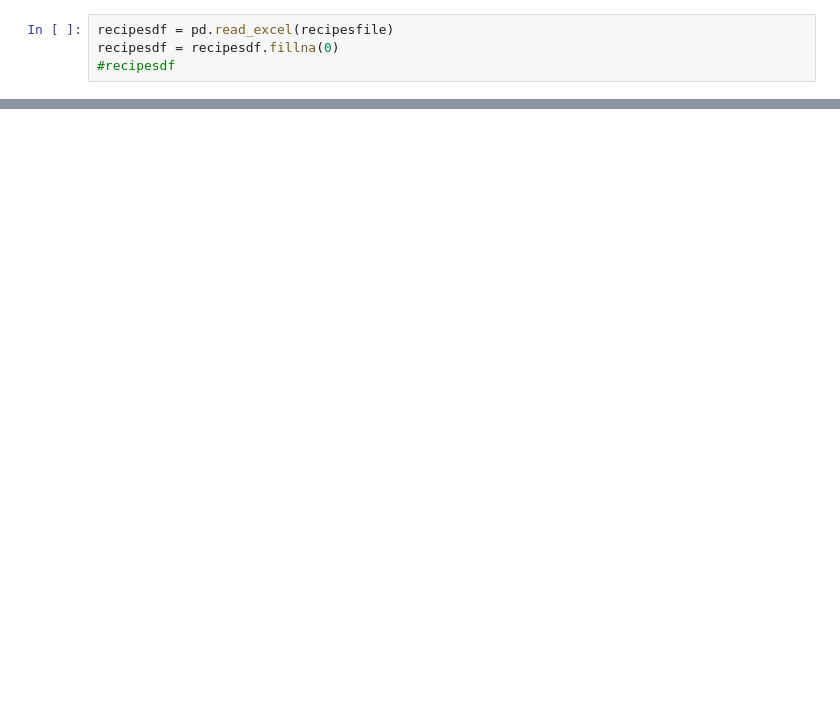
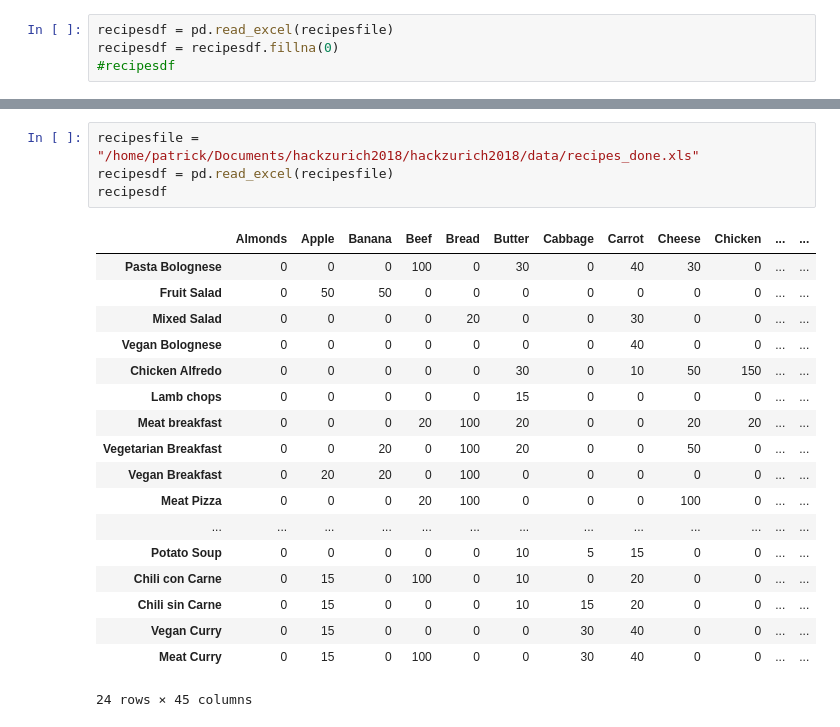
Before and after one commit to madsendennis/hackzurich2018, a Jupyter notebook: scripting/Untitled.ipynb, the cells around one changed output, grey strips where cells are left out. Drawn from its saved outputs; the diff is of its cells as text; blank space fills up the shorter version.

Commit message:
added server-side-script and remade data and finished data-parsing script

```diff
--- a/scripting/Untitled.ipynb
+++ b/scripting/Untitled.ipynb
@@ -59,0 +91,23 @@ recipesdf.to_excel("../data/recipes_done.xls")
+# %%
+recipesfile = "/home/patrick/Documents/hackzurich2018/hackzurich2018/data/recipes_done.xls"
+recipesdf = pd.read_excel(recipesfile)
+recipesdf
+# %% [output]
+|  | Almonds | Apple | Banana | Beef | Bread | Butter | Cabbage | Carrot | Cheese | Chicken | ... | ... |
+| Pasta Bolognese | 0 | 0 | 0 | 100 | 0 | 30 | 0 | 40 | 30 | 0 | ... | ... |
+| Fruit Salad | 0 | 50 | 50 | 0 | 0 | 0 | 0 | 0 | 0 | 0 | ... | ... |
+| Mixed Salad | 0 | 0 | 0 | 0 | 20 | 0 | 0 | 30 | 0 | 0 | ... | ... |
+| Vegan Bolognese | 0 | 0 | 0 | 0 | 0 | 0 | 0 | 40 | 0 | 0 | ... | ... |
+| Chicken Alfredo | 0 | 0 | 0 | 0 | 0 | 30 | 0 | 10 | 50 | 150 | ... | ... |
+| Lamb chops | 0 | 0 | 0 | 0 | 0 | 15 | 0 | 0 | 0 | 0 | ... | ... |
+| Meat breakfast | 0 | 0 | 0 | 20 | 100 | 20 | 0 | 0 | 20 | 20 | ... | ... |
+| Vegetarian Breakfast | 0 | 0 | 20 | 0 | 100 | 20 | 0 | 0 | 50 | 0 | ... | ... |
+| Vegan Breakfast | 0 | 20 | 20 | 0 | 100 | 0 | 0 | 0 | 0 | 0 | ... | ... |
+| Meat Pizza | 0 | 0 | 0 | 20 | 100 | 0 | 0 | 0 | 100 | 0 | ... | ... |
+| ... | ... | ... | ... | ... | ... | ... | ... | ... | ... | ... | ... | ... |
+| Potato Soup | 0 | 0 | 0 | 0 | 0 | 10 | 5 | 15 | 0 | 0 | ... | ... |
+| Chili con Carne | 0 | 15 | 0 | 100 | 0 | 10 | 0 | 20 | 0 | 0 | ... | ... |
+| Chili sin Carne | 0 | 15 | 0 | 0 | 0 | 10 | 15 | 20 | 0 | 0 | ... | ... |
+| Vegan Curry | 0 | 15 | 0 | 0 | 0 | 0 | 30 | 40 | 0 | 0 | ... | ... |
+| Meat Curry | 0 | 15 | 0 | 100 | 0 | 0 | 30 | 40 | 0 | 0 | ... | ... |
+24 rows × 45 columns
```
Also changed, not shown: parts of 6 cells of this notebook, 2 other files.
